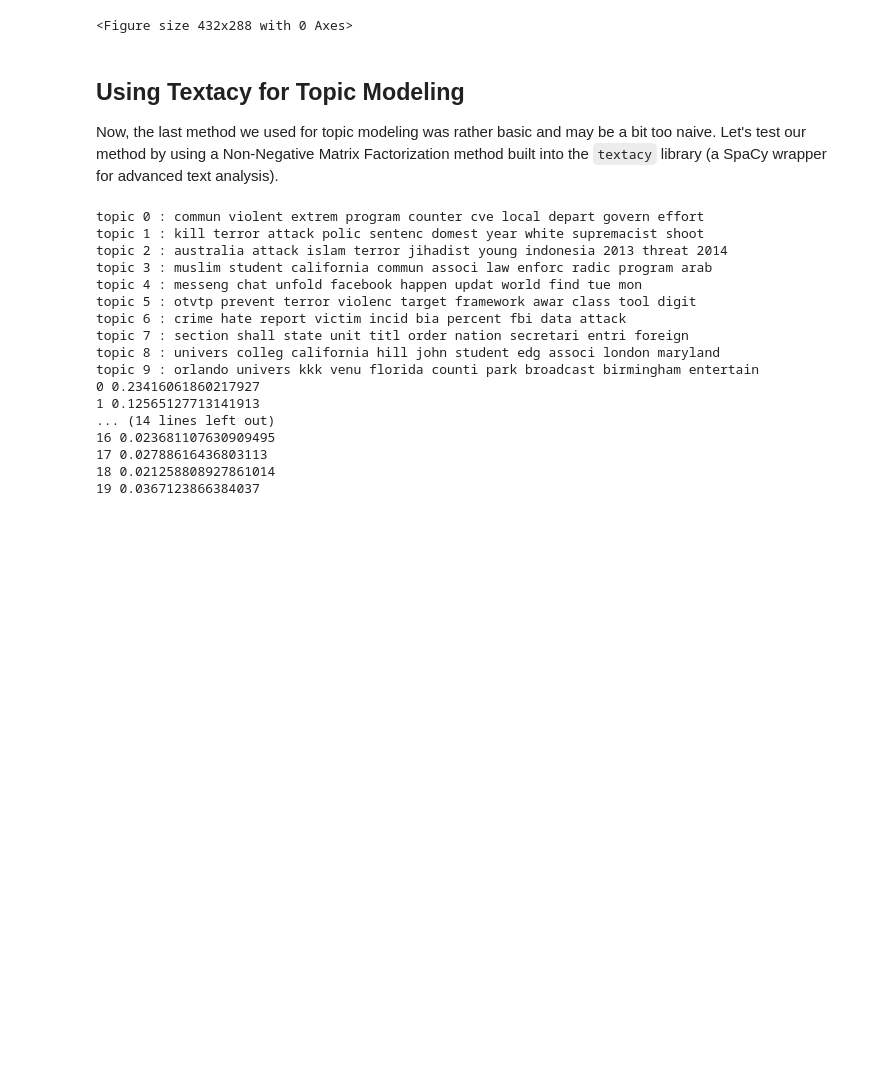
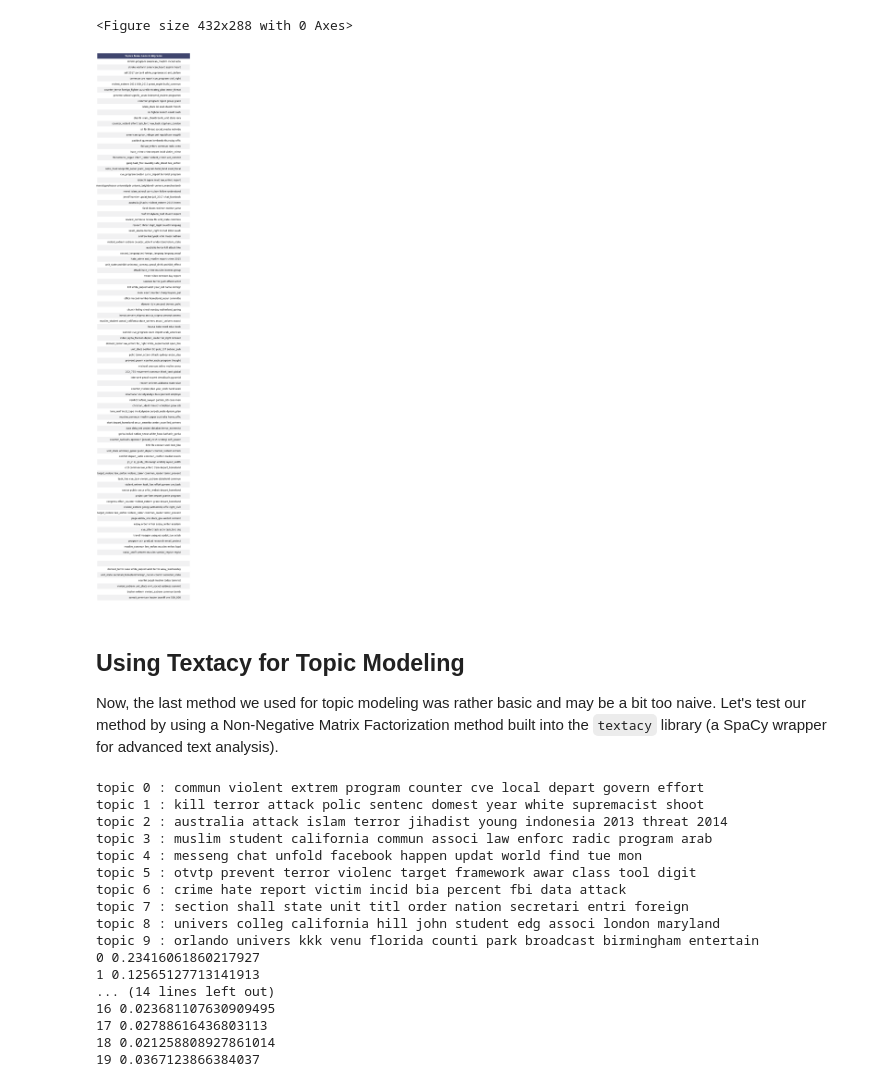
Before and after one commit to jennettageorge/UnsupervisedTopicModeling, a Jupyter notebook: Topic-Modeling.ipynb, the cells around one changed output. Cells and saved outputs as stored; diff of their text form; code cells hidden in the pictures; blank space fills up the shorter version.

```diff
--- a/Topic-Modeling.ipynb
+++ b/Topic-Modeling.ipynb
@@ -237,12 +241,3 @@ plt.show()
 plt.savefig('barplot.png')
 # %% [output]
 <Figure size 432x288 with 0 Axes>
-# %%
-bigram_topics.remove('jump_navig skip_navig')
-bigram_topics.remove('video trump tweet presid day')
-bigram_topics.remove('hausa boko word educ book')
-bigram_topics.remove('field bloom said weimer jame')
-bigram_topics.remove('jri_jri iji_iji obj_blockalign endobj layout_width')
-for top in bigram_topics:
-    if top == '':
-        bigram_topics.remove(top)
@@ -249,32 +248,33 @@ for top in bigram_topics:
 # %%
 #save table to image
 import six
-
 
 def render_mpl_table(data, col_width=3.0, row_height=0.625, font_size=14,
                      header_color='#40466e', row_colors=['#f1f1f2', 'w'], edge_color='w',
                      bbox=[0, 0, 1, 1], header_columns=0,
                      ax=None, **kwargs):
     if ax is None:
         size = (np.array(data.shape[::-1]) + np.array([0, 1])) * np.array([col_width, row_height])
         fig, ax = plt.subplots(figsize=size)
         ax.axis('off')
 
     mpl_table = ax.table(cellText=data.values, bbox=bbox, colLabels=data.columns, **kwargs)
 
     mpl_table.auto_set_font_size(False)
     mpl_table.set_fontsize(font_size)
 
     for k, cell in  six.iteritems(mpl_table._cells):
         cell.set_edgecolor(edge_color)
         if k[0] == 0 or k[1] < header_columns:
             cell.set_text_props(weight='bold', color='w')
             cell.set_facecolor(header_color)
         else:
             cell.set_facecolor(row_colors[k[0]%len(row_colors) ])
     return ax
-df = pd.DataFrame(bigram_topics)
+df = pd.DataFrame(bigram_topics,columns=['Topics from Gensim Bigrams'])
 X = render_mpl_table(df, header_columns=0, col_width=10.0)
+# %% [output]
+[figure, added]
 # %%
 X.figure.savefig('topics.png')
 # %% [markdown]
```
Also changed, not shown: parts of 6 cells of this notebook, 4 other files.
